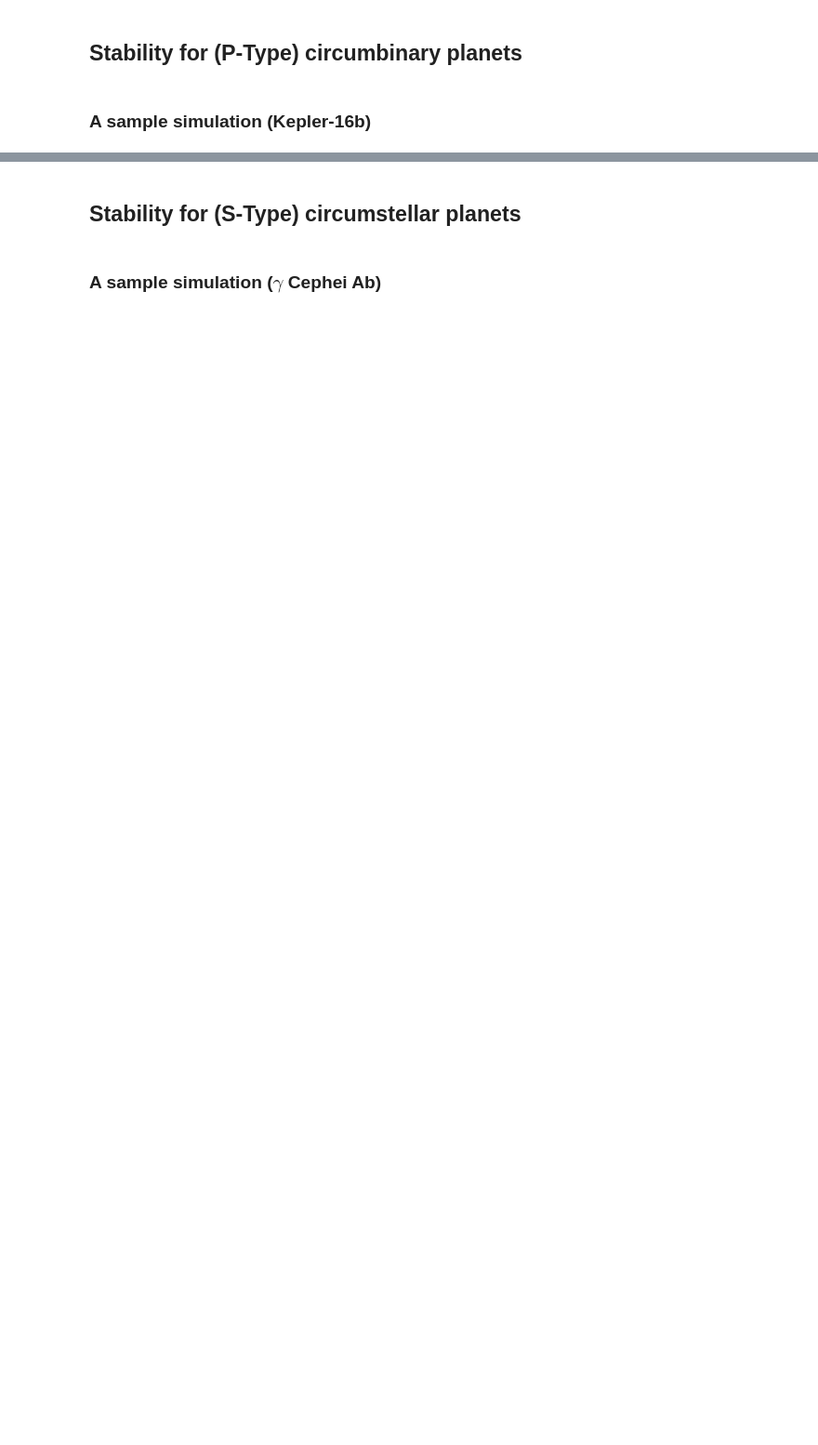
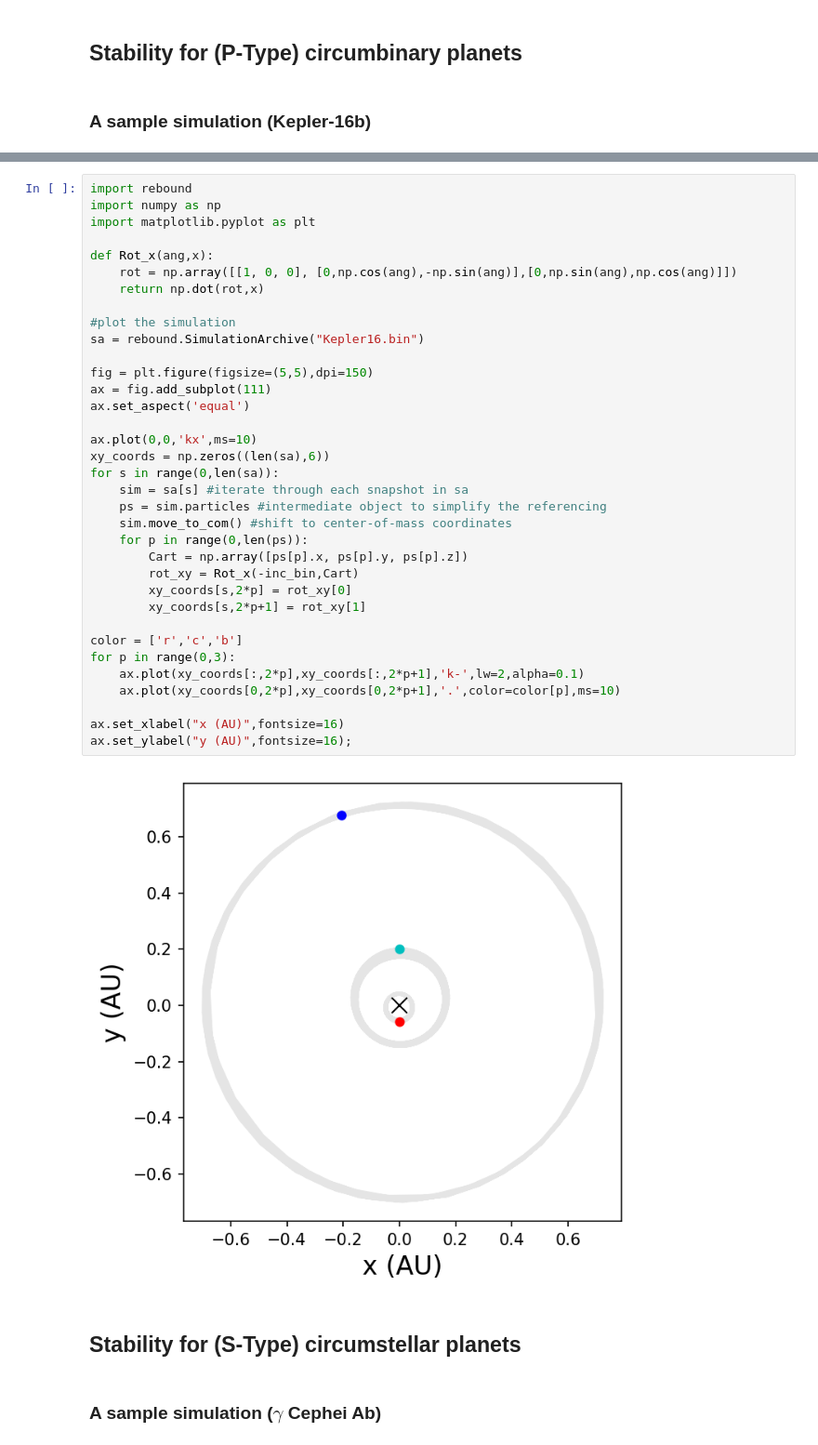
Before and after one commit to saturnaxis/exoplanet-binary, a Jupyter notebook: Tutorials/three-body-stability.ipynb, the cells around one changed output, grey strips where cells are left out. Shown at 93% size. Saved outputs shown, nothing was run; the diff lists cells and outputs as text; blank space fills up the shorter version.

Commit message:
added stability simulation

```diff
--- a/Tutorials/three-body-stability.ipynb
+++ b/Tutorials/three-body-stability.ipynb
@@ -138,3 +206,40 @@ rho_cr = 0.12
+# %%
+import rebound
+import numpy as np
+import matplotlib.pyplot as plt
+
+def Rot_x(ang,x):
+    rot = np.array([[1, 0, 0], [0,np.cos(ang),-np.sin(ang)],[0,np.sin(ang),np.cos(ang)]])
+    return np.dot(rot,x)
+
+#plot the simulation
+sa = rebound.SimulationArchive("Kepler16.bin")
+
+fig = plt.figure(figsize=(5,5),dpi=150)
+ax = fig.add_subplot(111)
+ax.set_aspect('equal')
+
+ax.plot(0,0,'kx',ms=10)
+xy_coords = np.zeros((len(sa),6))
+for s in range(0,len(sa)):
+    sim = sa[s] #iterate through each snapshot in sa
+    ps = sim.particles #intermediate object to simplify the referencing
+    sim.move_to_com() #shift to center-of-mass coordinates
+    for p in range(0,len(ps)):
+        Cart = np.array([ps[p].x, ps[p].y, ps[p].z])
+        rot_xy = Rot_x(-inc_bin,Cart)
+        xy_coords[s,2*p] = rot_xy[0]
+        xy_coords[s,2*p+1] = rot_xy[1]
+
+color = ['r','c','b']
+for p in range(0,3):
+    ax.plot(xy_coords[:,2*p],xy_coords[:,2*p+1],'k-',lw=2,alpha=0.1)
+    ax.plot(xy_coords[0,2*p],xy_coords[0,2*p+1],'.',color=color[p],ms=10)
+
+ax.set_xlabel("x (AU)",fontsize=16)
+ax.set_ylabel("y (AU)",fontsize=16);
+# %% [output]
+[figure, added]
 # %% [markdown]
 ## Stability for (S-Type) circumstellar planets
 # %% [markdown]
```
Also changed, not shown: parts of 5 cells of this notebook, 9 other files.
